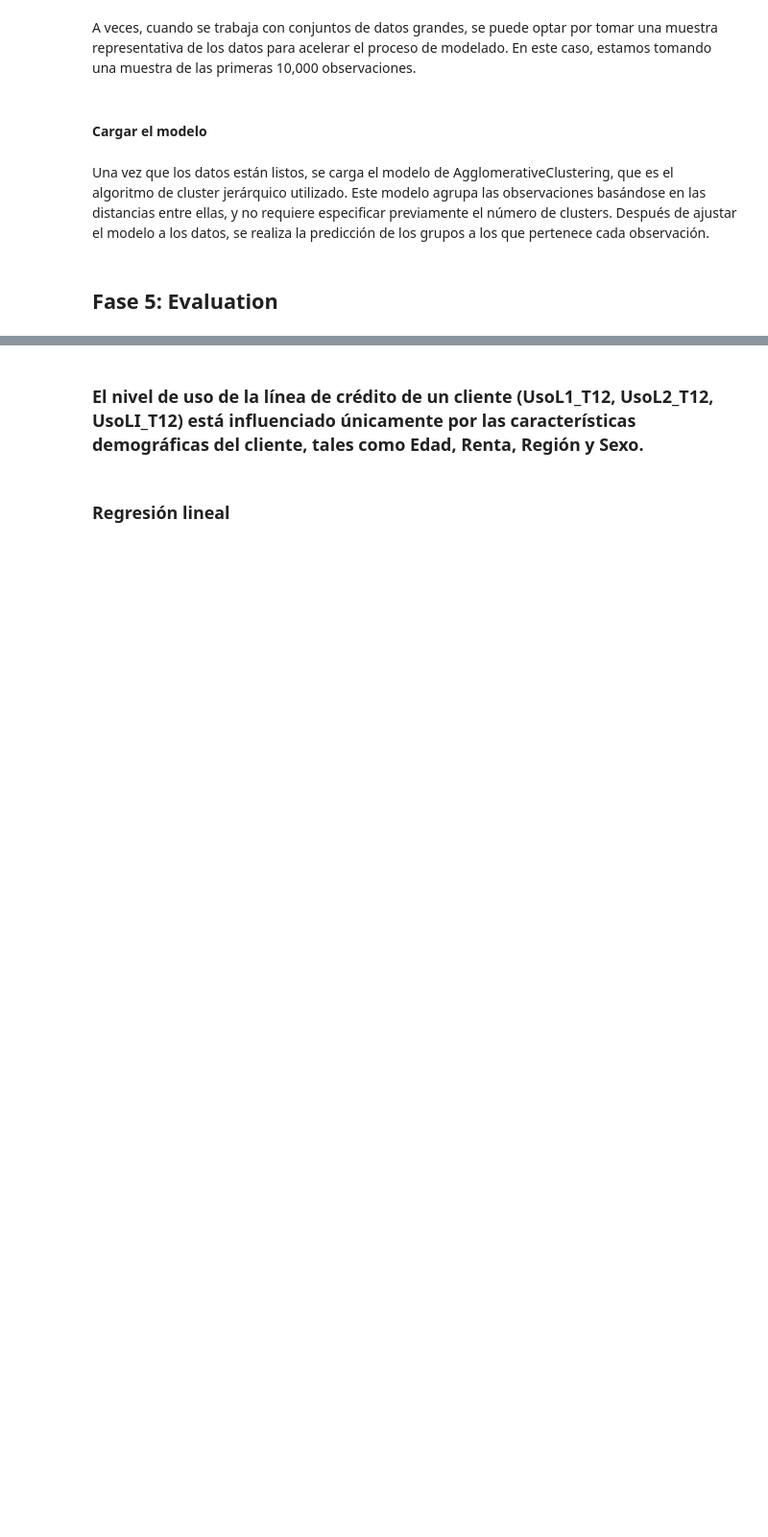
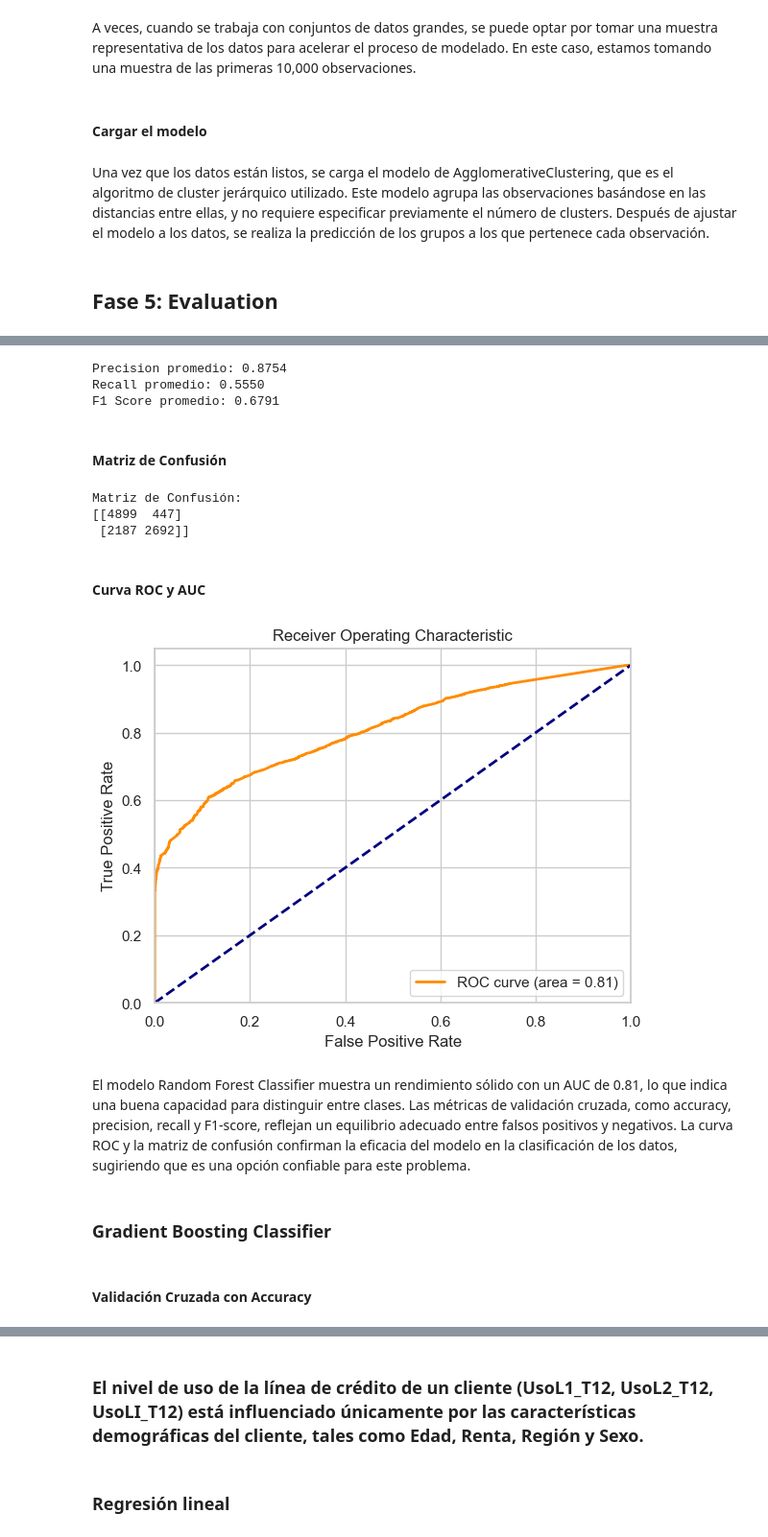
Before and after one commit to Wachitugo/Monopoly, a Jupyter notebook: notebook/monopoly.ipynb, the cells around one changed output, grey strips where cells are left out. Shown at 96% size. Drawn from its saved outputs; the diff is of its cells as text; code cells hidden in the pictures; blank space fills up the shorter version.

```diff
--- a/notebook/monopoly.ipynb
+++ b/notebook/monopoly.ipynb
@@ -1685,0 +1765,71 @@ y_pred = agg_clustering.fit_predict(X_sample)
+# %%
+from sklearn.model_selection import cross_validate
+from sklearn.metrics import make_scorer, precision_score, recall_score, f1_score
+
+# Definir diferentes métricas para validación cruzada
+scoring = {
+    'accuracy': 'accuracy',
+    'precision': make_scorer(precision_score),
+    'recall': make_scorer(recall_score),
+    'f1': make_scorer(f1_score)
+}
+
+# Validación cruzada para múltiples métricas
+cv_results_rf = cross_validate(rf_model, X_train_balanced, y_train_balanced, cv=5, scoring=scoring)
+
+# Mostrar resultados de múltiples métricas
+print(f"Precision promedio: {cv_results_rf['test_precision'].mean():.4f}")
+print(f"Recall promedio: {cv_results_rf['test_recall'].mean():.4f}")
+print(f"F1 Score promedio: {cv_results_rf['test_f1'].mean():.4f}")
+# %% [output]
+Precision promedio: 0.8754
+Recall promedio: 0.5550
+F1 Score promedio: 0.6791
+# %% [markdown]
+#### **Matriz de Confusión**
+# %%
+from sklearn.metrics import confusion_matrix
+
+# Predecir en el conjunto de prueba
+y_pred_rf = rf_model.predict(X_test)
+
+# Matriz de confusión
+conf_matrix_rf = confusion_matrix(y_test, y_pred_rf)
+print("\nMatriz de Confusión:")
+print(conf_matrix_rf)
+# %% [output]
+Matriz de Confusión:
+[[4899  447]
+ [2187 2692]]
+# %% [markdown]
+#### **Curva ROC y AUC**
+# %%
+from sklearn.metrics import roc_curve, auc
+import matplotlib.pyplot as plt
+
+# Predecir probabilidades para el conjunto de prueba
+y_prob_rf = rf_model.predict_proba(X_test)[:, 1]
+
+# Calcular la curva ROC
+fpr_rf, tpr_rf, _ = roc_curve(y_test, y_prob_rf)
+roc_auc_rf = auc(fpr_rf, tpr_rf)
+
+# Graficar la curva ROC
+plt.figure()
+plt.plot(fpr_rf, tpr_rf, color='darkorange', lw=2, label=f'ROC curve (area = {roc_auc_rf:.2f})')
+plt.plot([0, 1], [0, 1], color='navy', lw=2, linestyle='--')
+plt.xlim([0.0, 1.0])
+plt.ylim([0.0, 1.05])
+plt.xlabel('False Positive Rate')
+plt.ylabel('True Positive Rate')
+plt.title('Receiver Operating Characteristic')
+plt.legend(loc="lower right")
+plt.show()
+# %% [output]
+[figure, added]
+# %% [markdown]
+El modelo Random Forest Classifier muestra un rendimiento sólido con un AUC de 0.81, lo que indica una buena capacidad para distinguir entre clases. Las métricas de validación cruzada, como accuracy, precision, recall y F1-score, reflejan un equilibrio adecuado entre falsos positivos y negativos. La curva ROC y la matriz de confusión confirman la eficacia del modelo en la clasificación de los datos, sugiriendo que es una opción confiable para este problema.
+# %% [markdown]
+### **Gradient Boosting Classifier**
+# %% [markdown]
+#### **Validación Cruzada con Accuracy**
```
Also changed, not shown: parts of 23 cells of this notebook.
